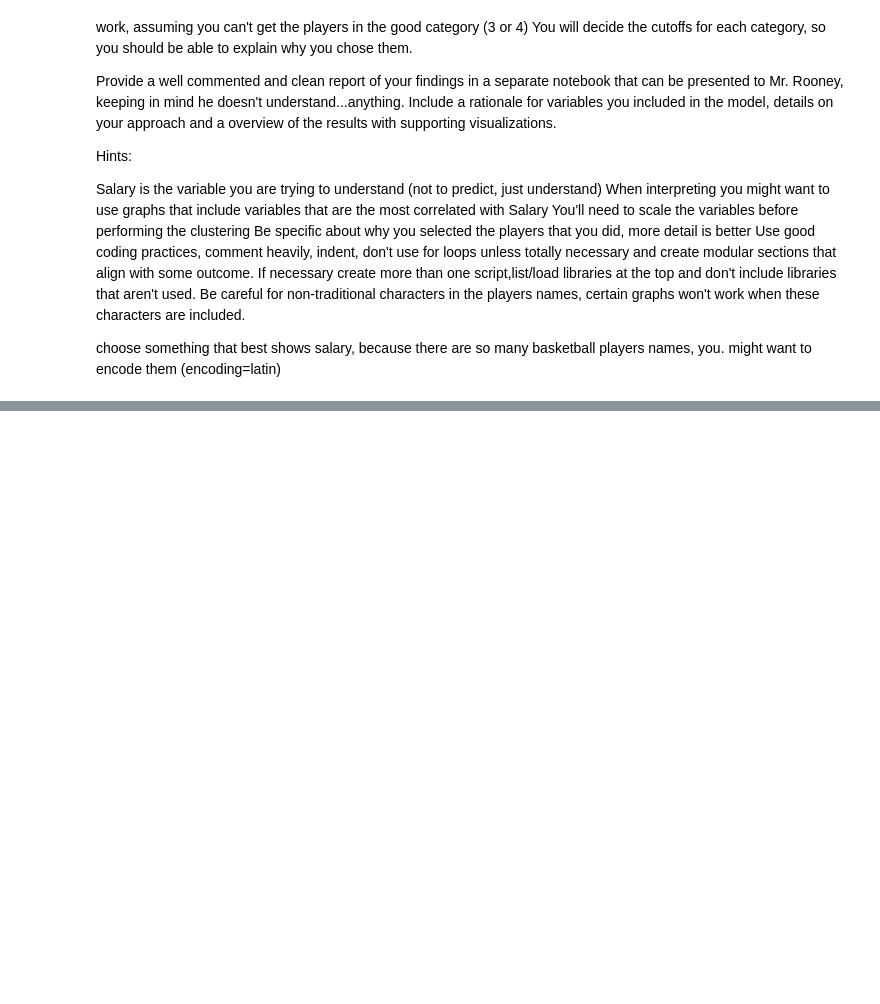
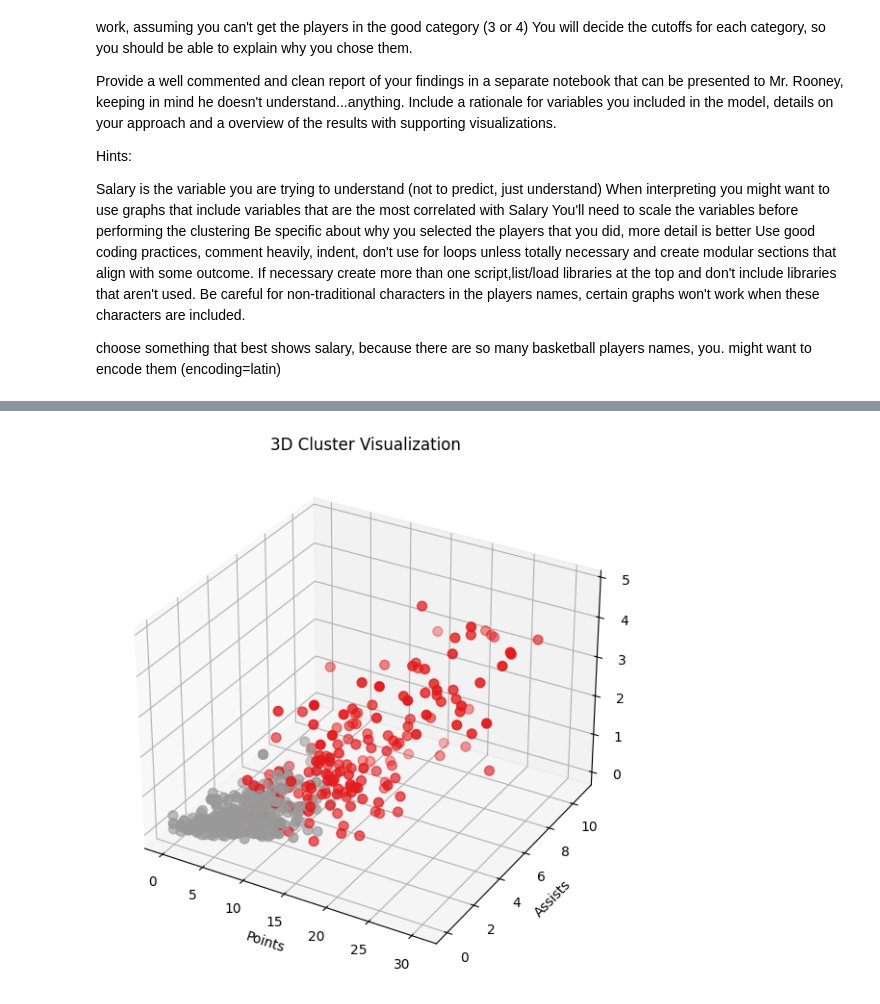
Before and after one commit to yxb8mh/DS-3021, a Jupyter notebook: 10_kMeans Clustering/Lab-Clustering.ipynb, the cells around one changed output, grey strips where cells are left out. Cells and saved outputs as stored; diff of their text form; code cells hidden in the pictures; blank space fills up the shorter version.

```diff
--- a/10_kMeans Clustering/Lab-Clustering.ipynb
+++ b/10_kMeans Clustering/Lab-Clustering.ipynb
@@ -67,0 +257,15 @@ an overview of how and why you made the choices you did. This should be at least
+# %%
+from mpl_toolkits.mplot3d import Axes3D
+
+fig = plt.figure(figsize=(10, 7))
+ax = fig.add_subplot(111, projection='3d')
+
+ax.scatter(df['PTS'], df['AST'], df['Salary'], c=df['Cluster'], cmap='Set1', s=50)
+ax.set_xlabel('Points')
+ax.set_ylabel('Assists')
+ax.set_zlabel('Salary')
+ax.set_title('3D Cluster Visualization')
+
+plt.show()
+# %% [output]
+[figure, added]
```
Also changed, not shown: parts of 45 cells of this notebook, 1 other file.
